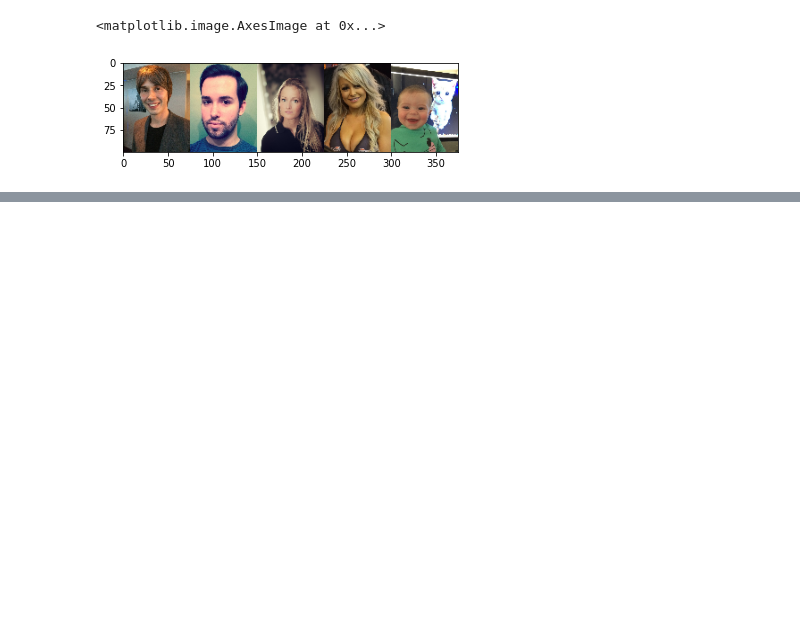
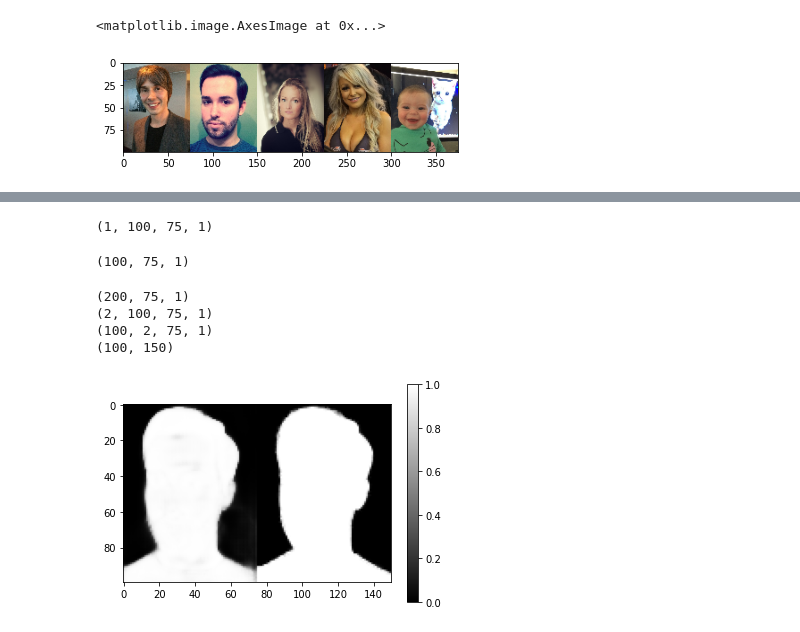
Before and after one commit to Vaycold/Python_DL, a Jupyter notebook: Image_Transformation/AutoEncoder를 활용한 이미지 분할.ipynb, the cells around one changed output, grey strips where cells are left out. Cells and saved outputs as stored; diff of their text form; code cells hidden in the pictures; blank space fills up the shorter version.

```diff
--- a/Image_Transformation/AutoEncoder를 활용한 이미지 분할.ipynb
+++ b/Image_Transformation/AutoEncoder를 활용한 이미지 분할.ipynb
@@ -392,0 +483,11 @@ plt.imshow(t2)
+# %%
+model = unet_like()
+model.compile(
+    loss = 'mse',
+    optimizer = 'adam',
+    metrics = ['accuracy']
+)
+hist = model.fit(train_images, train_mattes,
+                 validation_data = (test_images, test_mattes),
+                 epochs = 25,
+                 verbose = 1)
@@ -392,0 +512,34 @@ plt.imshow(t2)
+# %%
+# 결과 확인
+res = model.predict(test_images[1:2])
+res.shape
+# %% [output]
+(1, 100, 75, 1)
+# %%
+test_mattes[1].shape
+# %% [output]
+(100, 75, 1)
+# %%
+imgs = np.concatenate(
+    [res.reshape((100,75,1)),
+     test_mattes[1]
+    ]
+)
+print(imgs.shape)
+imgs = imgs.reshape((2,-1,75,1))
+print(imgs.shape)
+imgs = imgs.transpose((1,0,2,3))
+print(imgs.shape)
+imgs = imgs.reshape((100,-1))
+print(imgs.shape)
+# %% [output]
+(200, 75, 1)
+(2, 100, 75, 1)
+(100, 2, 75, 1)
+(100, 150)
+# %%
+plt.imshow(imgs, cmap='gray')
+plt.colorbar()
+plt.show()
+# %% [output]
+[figure, added]
```
Also changed, not shown: parts of 19 cells of this notebook.
